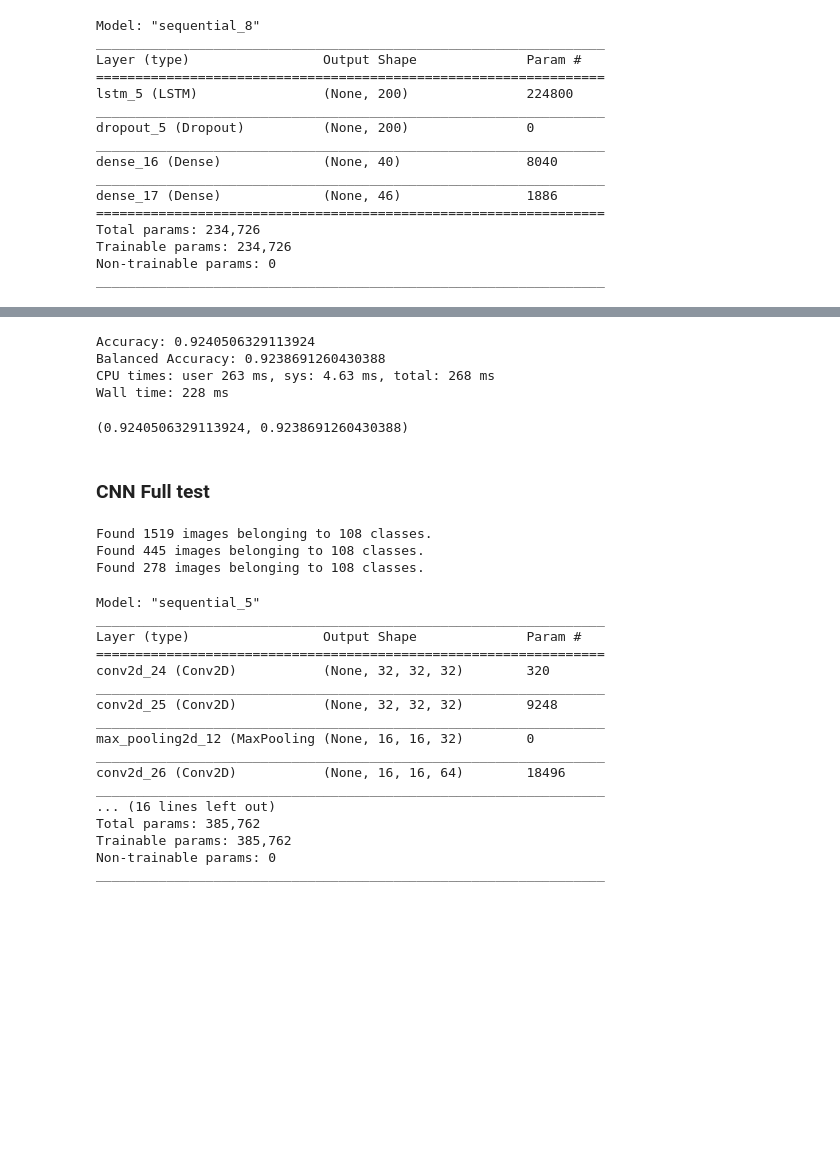
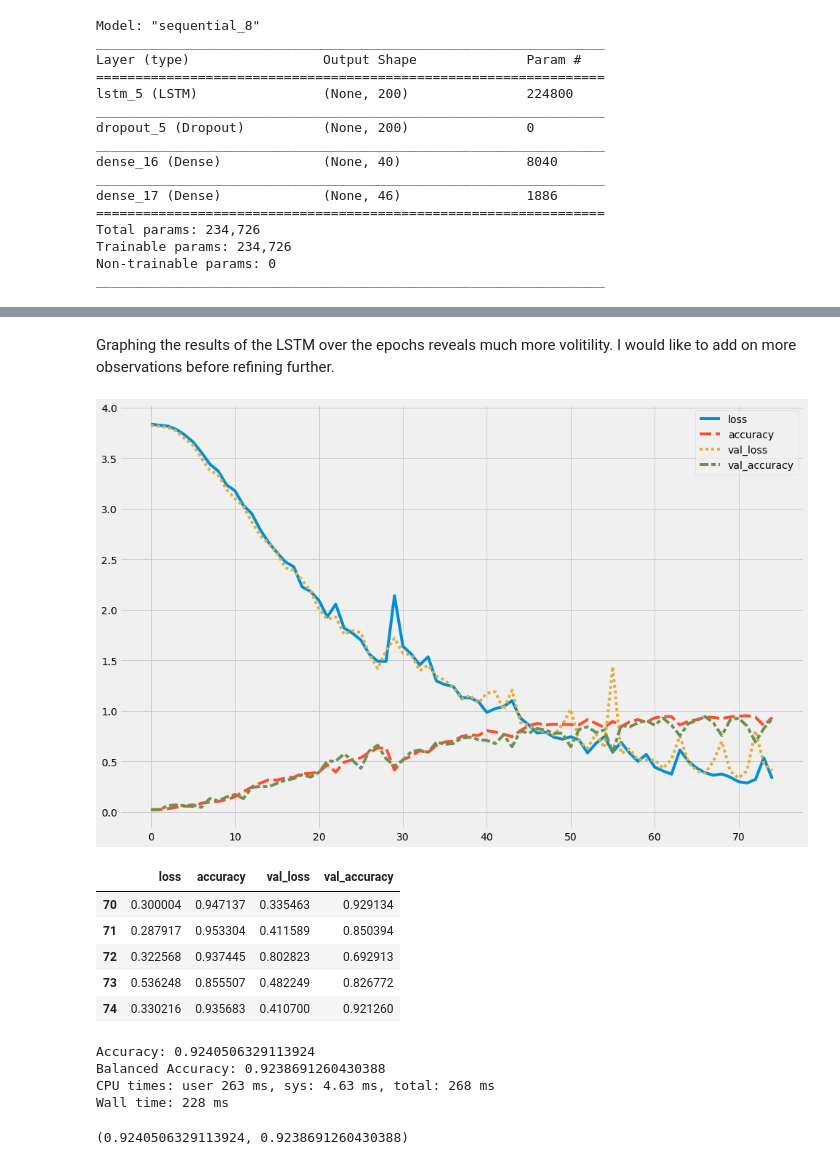
Before and after one commit to coreyryanhanson/japanese_text_classifiers, a Jupyter notebook: modeling_with_new_data.ipynb, the cells around one changed output, grey strips where cells are left out. Drawn from its saved outputs; the diff is of its cells as text; code cells hidden in the pictures; blank space fills up the shorter version.

```diff
--- a/modeling_with_new_data.ipynb
+++ b/modeling_with_new_data.ipynb
@@ -534,3 +529,15 @@ Epoch 75/200
+# %% [markdown]
+Graphing the results of the LSTM over the epochs reveals much more volitility. I would like to add on more observations before refining further.
+# %%
+plot_keras_fit_history(resultsc4, 0, common_plot_kwargs={"style": "fivethirtyeight"}).tail()
+# %% [output]
+[figure, added]
+|  | loss | accuracy | val_loss | val_accuracy |
+| 70 | 0.300004 | 0.947137 | 0.335463 | 0.929134 |
+| 71 | 0.287917 | 0.953304 | 0.411589 | 0.850394 |
+| 72 | 0.322568 | 0.937445 | 0.802823 | 0.692913 |
+| 73 | 0.536248 | 0.855507 | 0.482249 | 0.826772 |
+| 74 | 0.330216 | 0.935683 | 0.410700 | 0.921260 |
 # %%
 %%time
 image_class_evaluation(modelc4, X_test, y_test)
@@ -540,5 +547,3 @@ Balanced Accuracy: 0.9238691260430388
 CPU times: user 263 ms, sys: 4.63 ms, total: 268 ms
 Wall time: 228 ms
 (0.9240506329113924, 0.9238691260430388)
-# %% [markdown]
-### CNN Full test
@@ -554,42 +549,0 @@ test_generator = ImageDataGenerator(rescale=1./255)
-# %%
-X_train_generator = train_generator.flow_from_directory(rendered_split_paths["train"], target_size=(32, 32), color_mode='grayscale', seed=SEED, batch_size = 32)
-X_val_generator = test_generator.flow_from_directory(rendered_split_paths["val"], target_size=(32, 32), color_mode='grayscale', seed=SEED, batch_size = 32)
-X_test_generator = test_generator.flow_from_directory(rendered_split_paths["test"], target_size=(32, 32), color_mode='grayscale', seed=SEED, batch_size = 32)
-# %% [output]
-Found 1519 images belonging to 108 classes.
-Found 445 images belonging to 108 classes.
-Found 278 images belonging to 108 classes.
-# %%
-layers = [Conv2D(32, (3, 3), activation='relu', padding="same", input_shape=(32 ,32,  1)),
-          Conv2D(32, (3, 3), activation='relu', padding="same"),
-          MaxPooling2D((2, 2)),
-          Conv2D(64, (3, 3), activation='relu', padding="same"),
-          Conv2D(64, (3, 3), activation='relu', padding="same"),
-          MaxPooling2D((2, 2)),
-          Conv2D(128, (3, 3), activation='relu', padding="same"),
-          Conv2D(128, (3, 3), activation='relu', padding="same"),
-          MaxPooling2D((2, 2)),
-          Flatten(),
-          Dense(46, "relu"),
-          Dense(108, activation='softmax')
-         ]
-compile_kwargs = {"loss":"categorical_crossentropy", "optimizer":Adam(learning_rate=0.0001), "metrics":['accuracy']}
-modelc5 = generate_keras_model(Sequential(), layers, compile_kwargs)
-# %% [output]
-Model: "sequential_5"
-_________________________________________________________________
-Layer (type)                 Output Shape              Param #
-=================================================================
-conv2d_24 (Conv2D)           (None, 32, 32, 32)        320
-_________________________________________________________________
-conv2d_25 (Conv2D)           (None, 32, 32, 32)        9248
-_________________________________________________________________
-max_pooling2d_12 (MaxPooling (None, 16, 16, 32)        0
-_________________________________________________________________
-conv2d_26 (Conv2D)           (None, 16, 16, 64)        18496
-_________________________________________________________________
-... (16 lines left out)
-Total params: 385,762
-Trainable params: 385,762
-Non-trainable params: 0
-_________________________________________________________________
```
Also changed, not shown: parts of 48 cells of this notebook, 2 other files.
